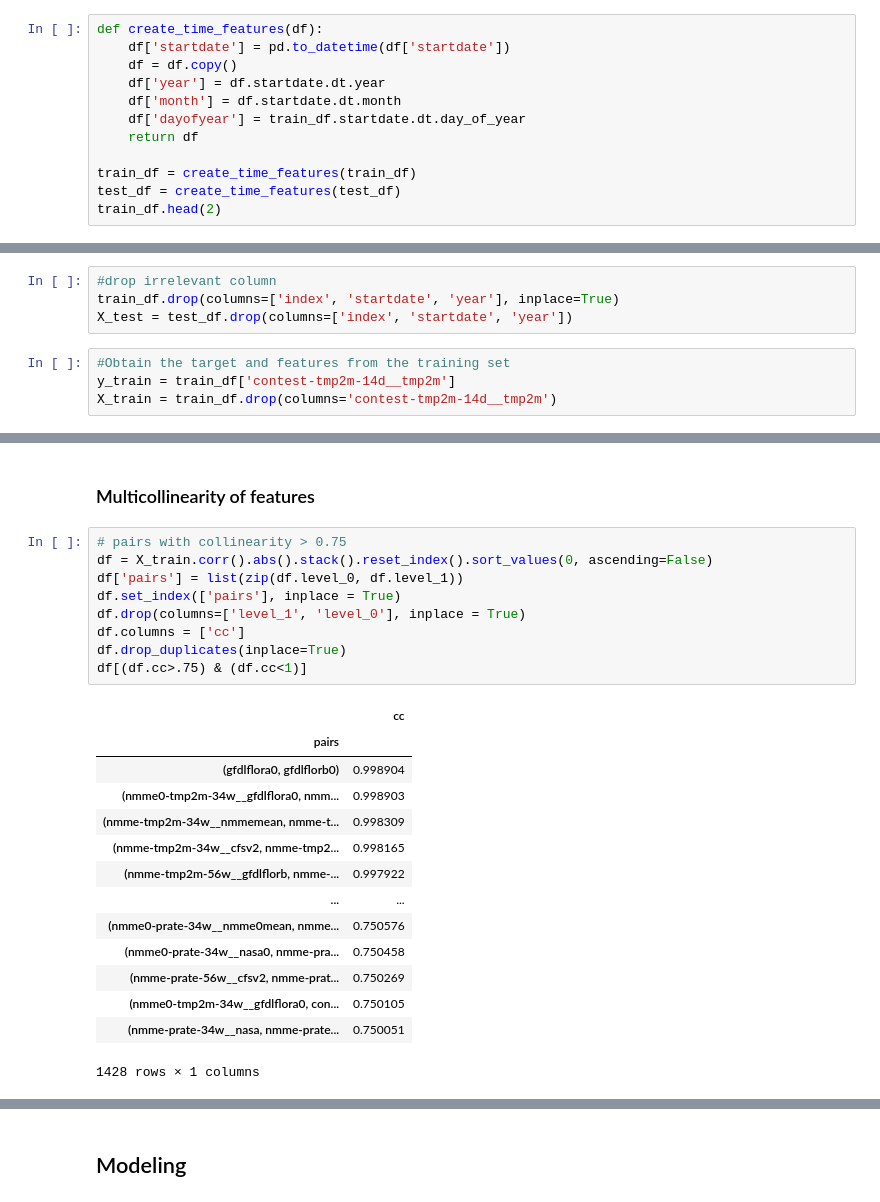
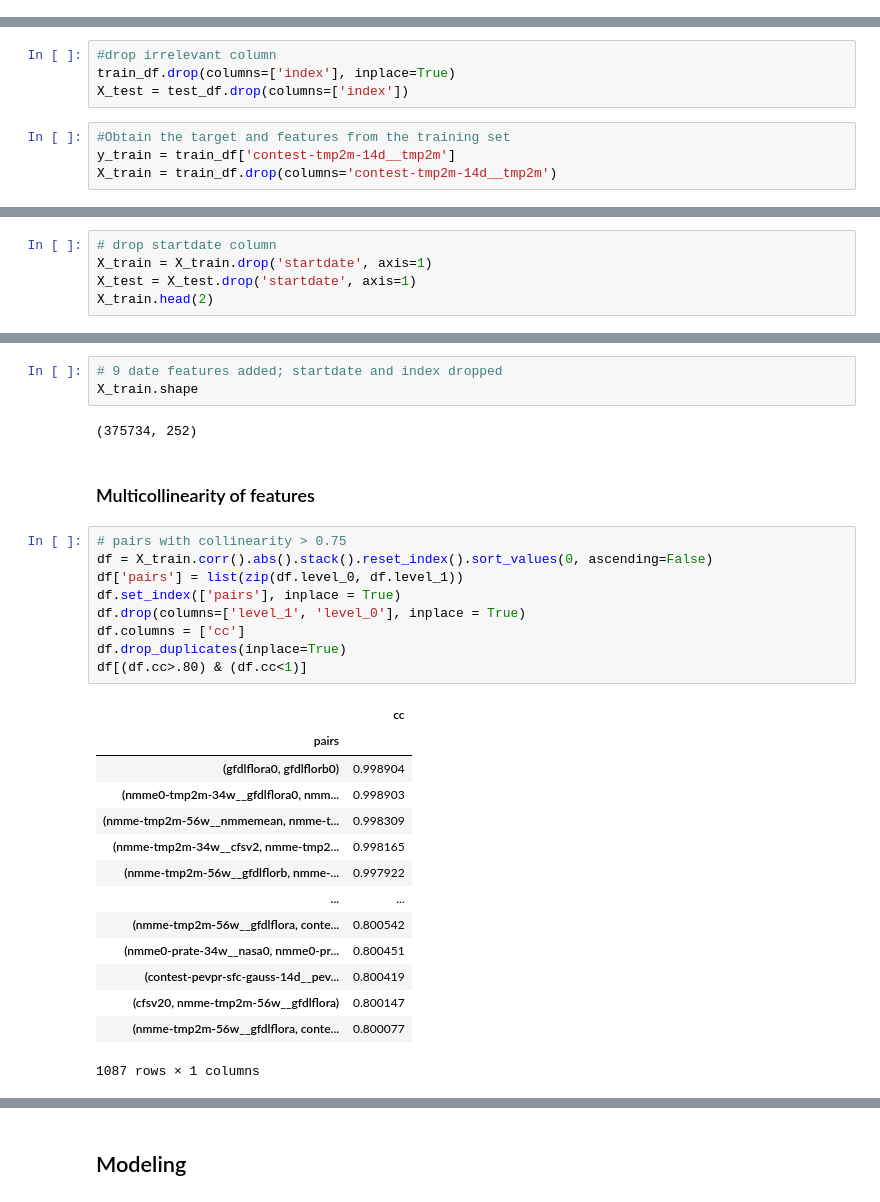
Before and after one commit to Scholarchep/Longer-term-weather-forecasting, a Jupyter notebook: Weather-forecasting.ipynb, the cells around one changed output, grey strips where cells are left out. Saved outputs shown, nothing was run; the diff lists cells and outputs as text.

```diff
--- a/Weather-forecasting.ipynb
+++ b/Weather-forecasting.ipynb
@@ -197,12 +188,0 @@ Convert startdate from dtype object to datetime, and add new features “year”
-# %%
-def create_time_features(df):
-    df['startdate'] = pd.to_datetime(df['startdate'])
-    df = df.copy()
-    df['year'] = df.startdate.dt.year
-    df['month'] = df.startdate.dt.month
-    df['dayofyear'] = train_df.startdate.dt.day_of_year
-    return df
-
-train_df = create_time_features(train_df)
-test_df = create_time_features(test_df)
-train_df.head(2)
@@ -215,8 +190,8 @@ train_df.head(2)
 ### Separate predictor and target variables
 # %%
 #drop irrelevant column
-train_df.drop(columns=['index', 'startdate', 'year'], inplace=True)
-X_test = test_df.drop(columns=['index', 'startdate', 'year'])
+train_df.drop(columns=['index'], inplace=True)
+X_test = test_df.drop(columns=['index'])
 # %%
 #Obtain the target and features from the training set
 y_train = train_df['contest-tmp2m-14d__tmp2m']
@@ -223,0 +212,5 @@ X_train = train_df.drop(columns='contest-tmp2m-14d__tmp2m')
+# %%
+# drop startdate column
+X_train = X_train.drop('startdate', axis=1)
+X_test = X_test.drop('startdate', axis=1)
+X_train.head(2)
@@ -224,26 +279,31 @@ X_train = train_df.drop(columns='contest-tmp2m-14d__tmp2m')
+# %%
+# 9 date features added; startdate and index dropped
+X_train.shape
+# %% [output]
+(375734, 252)
 # %% [markdown]
 ### Multicollinearity of features
 # %%
 # pairs with collinearity > 0.75
 df = X_train.corr().abs().stack().reset_index().sort_values(0, ascending=False)
 df['pairs'] = list(zip(df.level_0, df.level_1))
 df.set_index(['pairs'], inplace = True)
 df.drop(columns=['level_1', 'level_0'], inplace = True)
 df.columns = ['cc']
 df.drop_duplicates(inplace=True)
-df[(df.cc>.75) & (df.cc<1)]
+df[(df.cc>.80) & (df.cc<1)]
 # %% [output]
 |  | cc |
 | pairs |  |
 | (gfdlflora0, gfdlflorb0) | 0.998904 |
 | (nmme0-tmp2m-34w__gfdlflora0, nmm... | 0.998903 |
-| (nmme-tmp2m-34w__nmmemean, nmme-t... | 0.998309 |
+| (nmme-tmp2m-56w__nmmemean, nmme-t... | 0.998309 |
 | (nmme-tmp2m-34w__cfsv2, nmme-tmp2... | 0.998165 |
 | (nmme-tmp2m-56w__gfdlflorb, nmme-... | 0.997922 |
 | ... | ... |
-| (nmme0-prate-34w__nmme0mean, nmme... | 0.750576 |
-| (nmme0-prate-34w__nasa0, nmme-pra... | 0.750458 |
-| (nmme-prate-56w__cfsv2, nmme-prat... | 0.750269 |
-| (nmme0-tmp2m-34w__gfdlflora0, con... | 0.750105 |
-| (nmme-prate-34w__nasa, nmme-prate... | 0.750051 |
+| (nmme-tmp2m-56w__gfdlflora, conte... | 0.800542 |
+| (nmme0-prate-34w__nasa0, nmme0-pr... | 0.800451 |
+| (contest-pevpr-sfc-gauss-14d__pev... | 0.800419 |
+| (cfsv20, nmme-tmp2m-56w__gfdlflora) | 0.800147 |
+| (nmme-tmp2m-56w__gfdlflora, conte... | 0.800077 |
-1428 rows × 1 columns
+1087 rows × 1 columns
```
Also changed, not shown: parts of 46 cells of this notebook.
